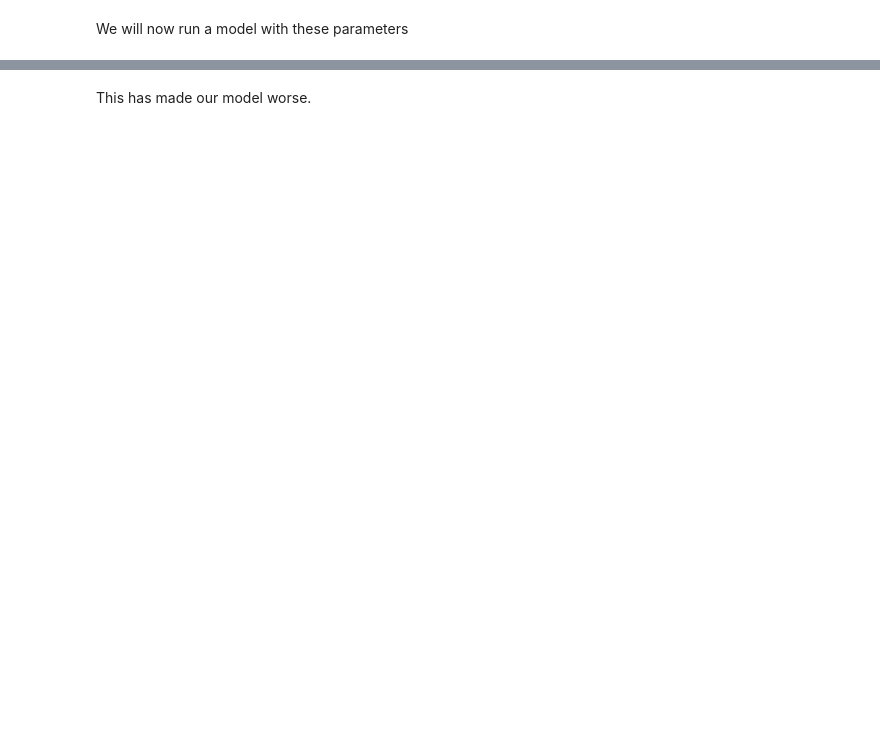
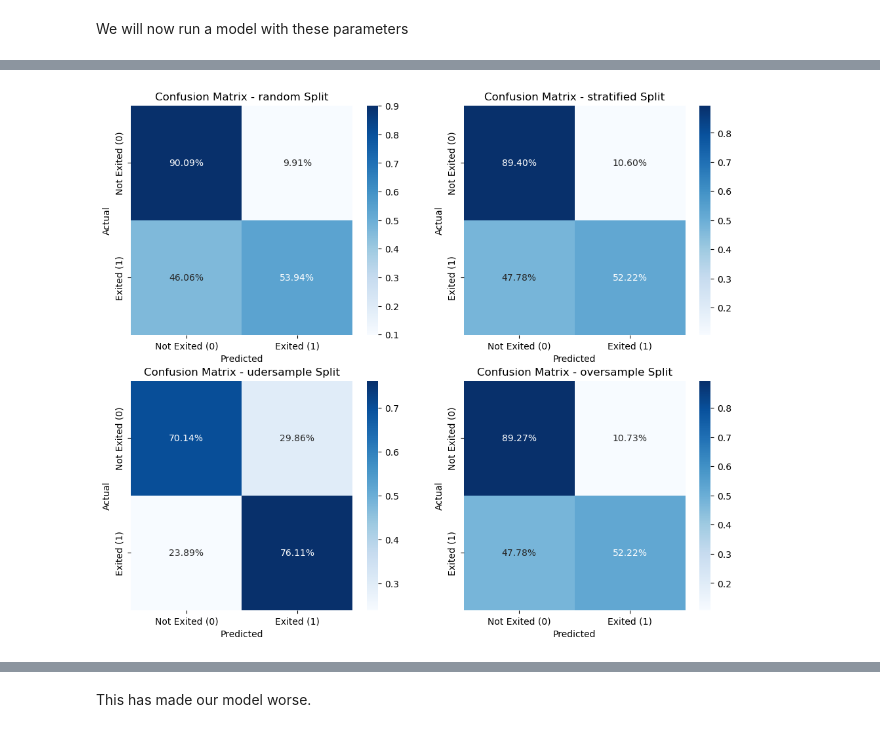
Before and after one commit to djjjones6/Group_Assessment_1, a Jupyter notebook: DaveJ/Gradient Boosting.ipynb, the cells around one changed output, grey strips where cells are left out. Cells and saved outputs as stored; diff of their text form; code cells hidden in the pictures; blank space fills up the shorter version.

```diff
--- a/DaveJ/Gradient Boosting.ipynb
+++ b/DaveJ/Gradient Boosting.ipynb
@@ -171,16 +171,15 @@ In terms of accuracy, the initial Gradient Boosting Classifier model outperforms
 In the following, we'll attempt to refine and improve the model by adjusting the parameters.
 # %%
 from sklearn.model_selection import RandomizedSearchCV
-from sklearn.metrics import make_scorer, recall_score
-recall_scorer = make_scorer(recall_score, pos_label=1)
+from sklearn.metrics import recall_score
 
 param_dist = {
     'n_estimators': [100, 200, 300],
     'learning_rate': [0.01, 0.1, 0.2],
-    'max_depth': [3, 5, 7, 9]
+    'max_depth': [3, 5, 7]
 }
 
-random_search = RandomizedSearchCV(GradientBoostingClassifier(), param_dist, n_iter=10, cv=5, scoring=recall_score)
+random_search = RandomizedSearchCV(GradientBoostingClassifier(), param_dist, n_iter=10, cv=5, scoring='recall')
 random_search.fit(X_train, y_train)
 
 print(f'Best Parameters: {random_search.best_params_}')
@@ -254,0 +190,83 @@ False Positives: 423, False Negatives: 85
+# %%
+best_model = GradientBoostingClassifier(n_estimators=300, learning_rate=0.1, max_features=2, max_depth=7, random_state=0)
+
+performance_best = {}
+
+#Creating 2x2 grid for confusion matrices
+fig, axes = plt.subplots(2, 2, figsize=(12, 10))
+axes = axes.flatten()
+plt.figure(figsize=(8,6))
+
+#ROC Curve Figure
+plt.figure(figsize=(8,6))
+
+#Fit model for each of the 4 splits
+for idx, split in enumerate(split_data):
+    X_train, X_val, y_train, y_val =split_data[split]
+
+    #Train model
+    best_model.fit(X_train, y_train)
+
+    #Predict on validation set
+    y_val_pred = best_model.predict(X_val)
+    val_accuracy = accuracy_score(y_val, y_val_pred)
+
+    #Predict on unseen test set
+    y_test_pred = best_model.predict(X_test_raw)
+    test_accuracy = accuracy_score(y_test_raw, y_test_pred)
+
+    #Get general classification report
+    test_report = classification_report(y_val, y_val_pred, output_dict = True)
+
+    #Balanced accuracy, precision, recall, and F1-score for class 1 (positive class)
+    precision = test_report['1']['precision']
+    recall = test_report['1']['recall']
+    f1_score = test_report['1']['f1-score']
+    balanced_acc = balanced_accuracy_score(y_val, y_val_pred)
+
+    #Plot confusion matrix for test set
+    conf_matrix = confusion_matrix(y_test_raw, y_test_pred)
+    tn, fp, fn, tp = conf_matrix.ravel()
+
+    #Normalize the confusion matrix by the number of true samples per class to get the values of the confusion matrix as a percentage of the total and labelling
+    conf_matrix_normalized = conf_matrix.astype('float') / conf_matrix.sum(axis=1)[:, np.newaxis]
+
+    sns.heatmap(conf_matrix_normalized, annot=True, fmt='.2%', cmap='Blues', ax=axes[idx],
+                xticklabels=['Not Exited (0)', 'Exited (1)'],
+                yticklabels=['Not Exited (0)', 'Exited (1)'])
+    axes[idx].set_title(f'Confusion Matrix - {split} Split')
+    axes[idx].set_ylabel('Actual')
+    axes[idx].set_xlabel('Predicted')
+
+
+    #Plot ROC curve on the same figure for all splits
+    y_test_pred_prob = best_model.predict_proba(X_test_raw)[:, 1]
+    fpr, tpr, _ = roc_curve(y_test_raw, y_test_pred_prob)
+    roc_auc = roc_auc_score(y_test_raw, y_test_pred_prob)
+    plt.legend(loc="lower right")
+    plt.plot(fpr, tpr, label=f'{split} (AUC = {roc_auc:.4f})')
+
+
+    #Define performance metrics
+    performance_best[split] = {
+        'val_accuracy': val_accuracy,
+        'test_accuracy': test_accuracy,
+         'test_precision_1': precision,
+        'test_recall_1': recall,
+        'test_f1_score_1': f1_score,
+        'false_positives': fp,
+        'false_negatives': fn,
+        'balanced_accuracy': balanced_acc
+    }
+
+#Show the plots
+plt.show()
+
+# Output performance metrics
+for split, perf in performance_best.items():
+    print(f"{split} - Validation Accuracy: {perf['val_accuracy']:.4f}, Test Accuracy: {perf['test_accuracy']:.4f}")
+    print(f"{split} - Test Precision (Class 1): {perf['test_precision_1']:.4f}")
+    print(f"Test Recall (Class 1): {perf['test_recall_1']:.4f}")
+    print(f"Test F1-Score (Class 1): {perf['test_f1_score_1']:.4f}")
+    print(f"False Positives: {perf['false_positives']}, False Negatives: {perf['false_negatives']}")
+# %% [output]
@@ -254,0 +274 @@ False Positives: 423, False Negatives: 85
+[figure, added]
```
Also changed, not shown: parts of 3 cells of this notebook.
